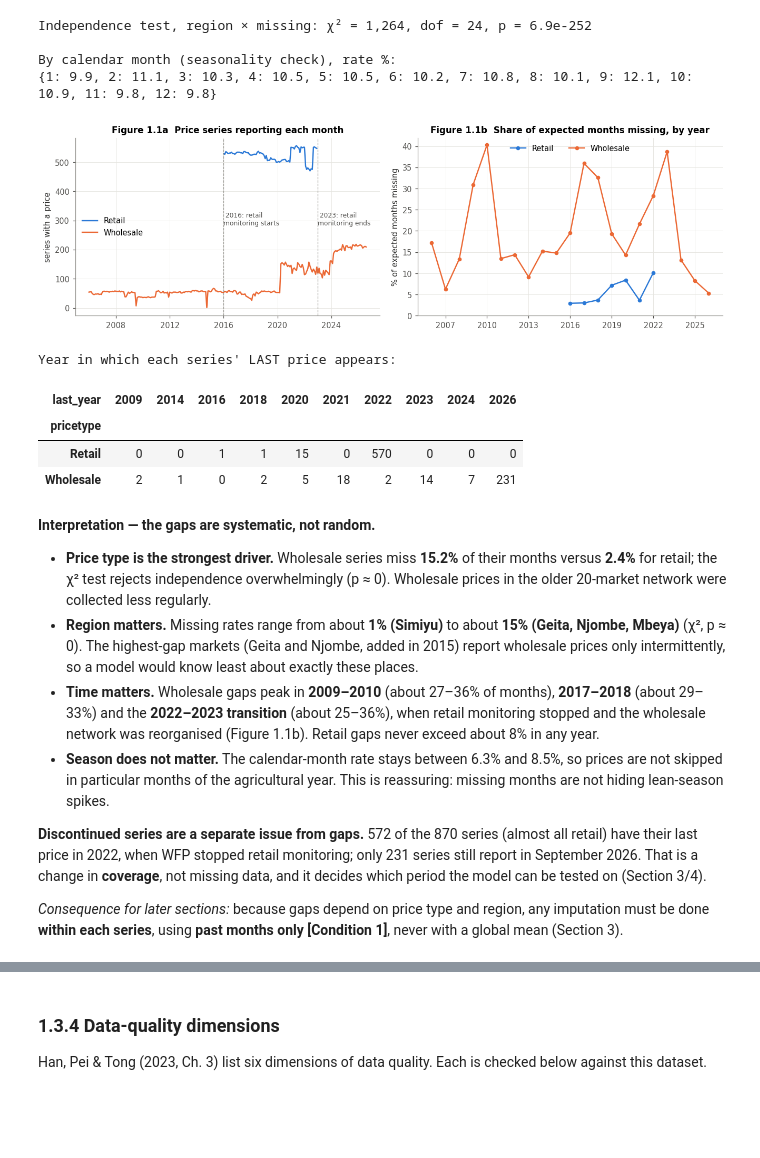
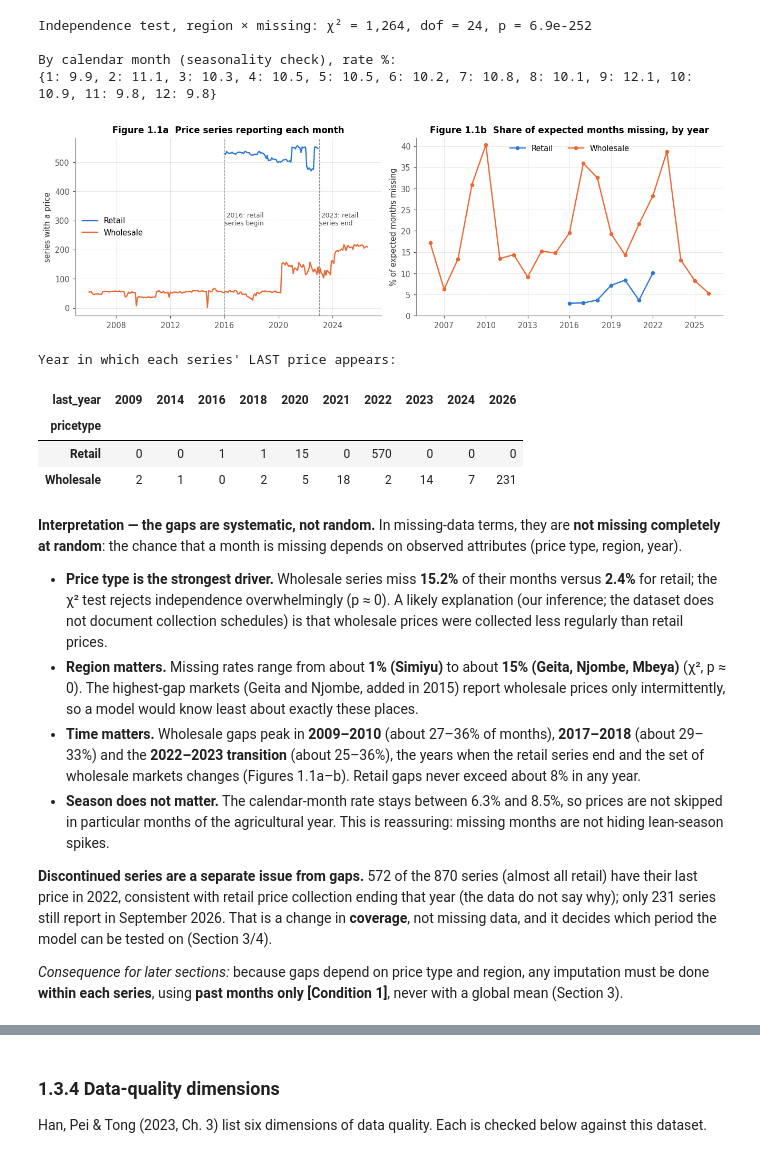
Before and after one commit to Shambhavi-DSAI2006/tanzania-food-price-spikes, a Jupyter notebook: Shambhavi_MiniProject.ipynb, the cells around one changed output, grey strips where cells are left out. Saved outputs shown, nothing was run; the diff lists cells and outputs as text; code cells hidden in the pictures; blank space fills up the shorter version.

Commit message:
Section 1: add gap check, refine wording

```diff
--- a/Shambhavi_MiniProject.ipynb
+++ b/Shambhavi_MiniProject.ipynb
@@ -288,42 +288,42 @@ By calendar month (seasonality check), rate %:
 # %%
 # Figure 1.1 — coverage over time: how many series report each month, by price type
 cover = df.groupby(["month", "pricetype"]).size().unstack()   # NaN = price type not monitored that month
 cover.index = cover.index.to_timestamp()
 
 grid["year"] = grid["month"].dt.year
 gap_year = grid.groupby(["year", "pricetype"])["missing"].mean().unstack() * 100
 
 fig, axes = plt.subplots(1, 2, figsize=(12, 3.8))
 for pt in ["Retail", "Wholesale"]:
     axes[0].plot(cover.index, cover[pt], color=COLOR[pt], lw=1.6, label=pt)
     axes[1].plot(gap_year.index, gap_year[pt], color=COLOR[pt], lw=1.6, marker="o", ms=4, label=pt)
-for x, label in [("2016-01-01", "2016: retail\nmonitoring starts"), ("2023-01-01", "2023: retail\nmonitoring ends")]:
+for x, label in [("2016-01-01", "2016: retail\nseries begin"), ("2023-01-01", "2023: retail\nseries end")]:
     axes[0].axvline(pd.Timestamp(x), color="#8a8984", lw=0.8, ls="--")
     axes[0].text(pd.Timestamp(x), 330, " " + label, va="top", fontsize=8, color="#52514e")
 axes[0].set(title="Figure 1.1a  Price series reporting each month", ylabel="series with a price")
 axes[1].set(title="Figure 1.1b  Share of expected months missing, by year", ylabel="% of expected months missing")
 axes[1].xaxis.set_major_locator(plt.MaxNLocator(integer=True))
 axes[0].legend(loc="center left"); axes[1].legend(loc="upper center", ncol=2)
 axes[1].set_ylim(0, 42)
 plt.tight_layout(); plt.show()
 
 ended = spans.assign(last_year=spans["last"].dt.year).groupby(["last_year", "pricetype"]).size().unstack(fill_value=0)
 print("Year in which each series' LAST price appears:"); ended.T
 # %% [output]
-[figure, old version]
+[figure, new version]
 Year in which each series' LAST price appears:
 | last_year | 2009 | 2014 | 2016 | 2018 | 2020 | 2021 | 2022 | 2023 | 2024 | 2026 |
 | pricetype |  |  |  |  |  |  |  |  |  |  |
 | Retail | 0 | 0 | 1 | 1 | 15 | 0 | 570 | 0 | 0 | 0 |
 | Wholesale | 2 | 1 | 0 | 2 | 5 | 18 | 2 | 14 | 7 | 231 |
 # %% [markdown]
-**Interpretation — the gaps are systematic, not random.**
+**Interpretation — the gaps are systematic, not random.** In missing-data terms, they are **not missing completely at random**: the chance that a month is missing depends on observed attributes (price type, region, year).
 
-- **Price type is the strongest driver.** Wholesale series miss **15.2%** of their months versus **2.4%** for retail; the χ² test rejects independence overwhelmingly (p ≈ 0). Wholesale prices in the older 20-market network were collected less regularly.
+- **Price type is the strongest driver.** Wholesale series miss **15.2%** of their months versus **2.4%** for retail; the χ² test rejects independence overwhelmingly (p ≈ 0). A likely explanation (our inference; the dataset does not document collection schedules) is that wholesale prices were collected less regularly than retail prices.
 - **Region matters.** Missing rates range from about **1% (Simiyu)** to about **15% (Geita, Njombe, Mbeya)** (χ², p ≈ 0). The highest-gap markets (Geita and Njombe, added in 2015) report wholesale prices only intermittently, so a model would know least about exactly these places.
-- **Time matters.** Wholesale gaps peak in **2009–2010** (about 27–36% of months), **2017–2018** (about 29–33%) and the **2022–2023 transition** (about 25–36%), when retail monitoring stopped and the wholesale network was reorganised (Figure 1.1b). Retail gaps never exceed about 8% in any year.
+- **Time matters.** Wholesale gaps peak in **2009–2010** (about 27–36% of months), **2017–2018** (about 29–33%) and the **2022–2023 transition** (about 25–36%), the years when the retail series end and the set of wholesale markets changes (Figures 1.1a–b). Retail gaps never exceed about 8% in any year.
 - **Season does not matter.** The calendar-month rate stays between 6.3% and 8.5%, so prices are not skipped in particular months of the agricultural year. This is reassuring: missing months are not hiding lean-season spikes.
 
-**Discontinued series are a separate issue from gaps.** 572 of the 870 series (almost all retail) have their last price in 2022, when WFP stopped retail monitoring; only 231 series still report in September 2026. That is a change in **coverage**, not missing data, and it decides which period the model can be tested on (Section 3/4).
+**Discontinued series are a separate issue from gaps.** 572 of the 870 series (almost all retail) have their last price in 2022, consistent with retail price collection ending that year (the data do not say why); only 231 series still report in September 2026. That is a change in **coverage**, not missing data, and it decides which period the model can be tested on (Section 3/4).
 
 *Consequence for later sections:* because gaps depend on price type and region, any imputation must be done **within each series**, using **past months only** **[Condition 1]**, never with a global mean (Section 3).
```
Also changed, not shown: parts of 4 cells of this notebook.
